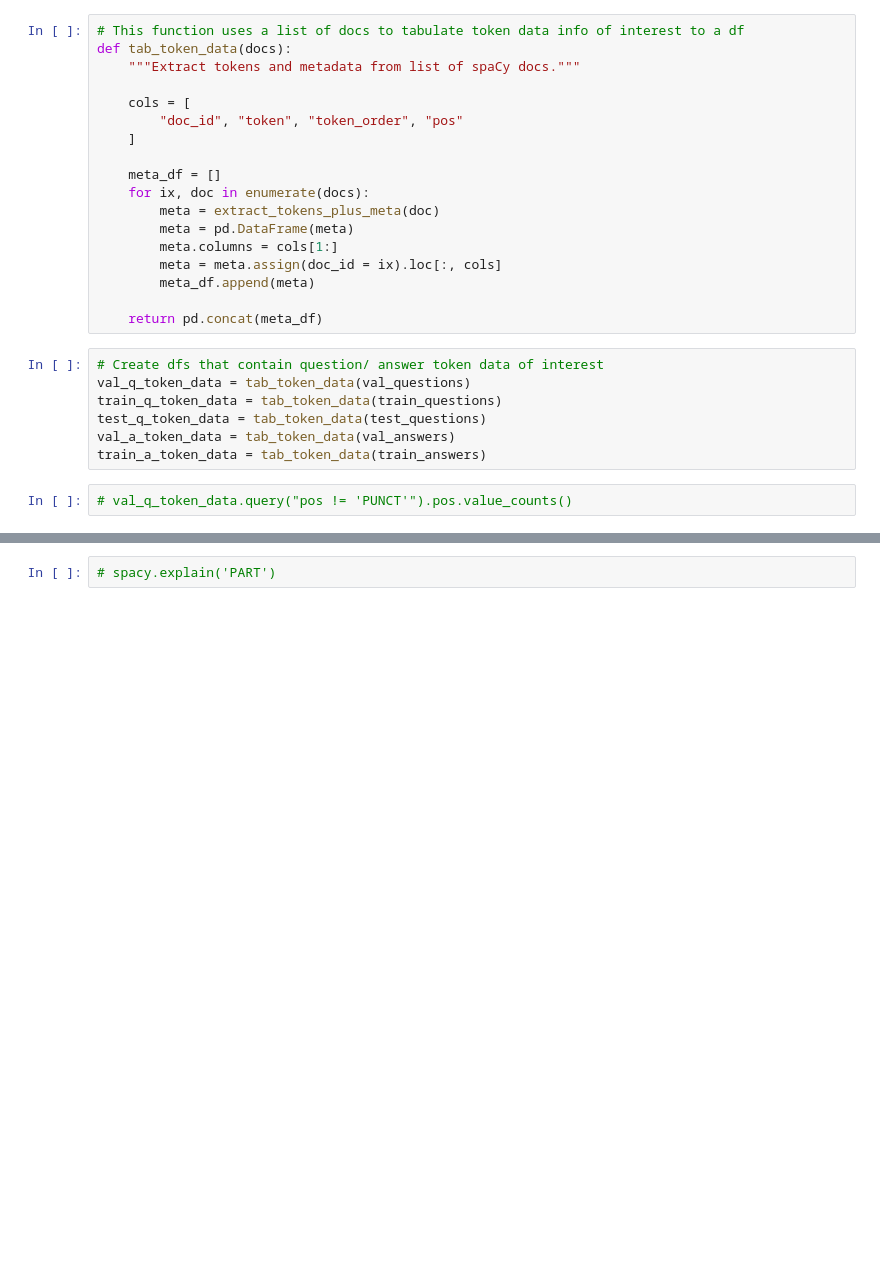
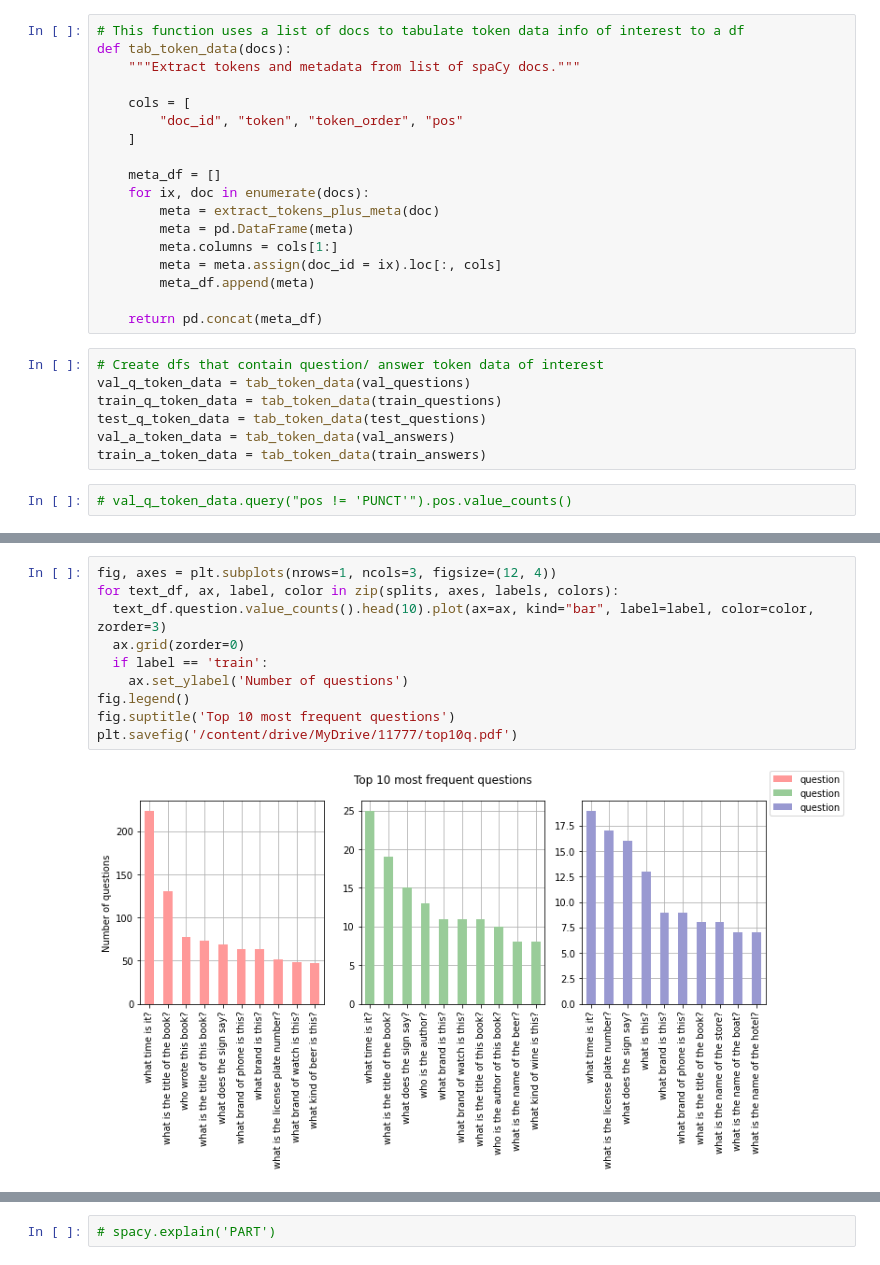
Before and after one commit to Willyoung2017/HotpotNet-for-TextVQA, a Jupyter notebook: Data-Analysis/TextVQA_TextAnalysis.ipynb, the cells around one changed output, grey strips where cells are left out. Saved outputs shown, nothing was run; the diff lists cells and outputs as text; blank space fills up the shorter version.

```diff
--- a/Data-Analysis/TextVQA_TextAnalysis.ipynb
+++ b/Data-Analysis/TextVQA_TextAnalysis.ipynb
@@ -156,0 +231,12 @@ analyze_questions(test_text, test_q_token_data, 'test_', path)
+# %%
+fig, axes = plt.subplots(nrows=1, ncols=3, figsize=(12, 4))
+for text_df, ax, label, color in zip(splits, axes, labels, colors):
+  text_df.question.value_counts().head(10).plot(ax=ax, kind="bar", label=label, color=color, zorder=3)
+  ax.grid(zorder=0)
+  if label == 'train':
+    ax.set_ylabel('Number of questions')
+fig.legend()
+fig.suptitle('Top 10 most frequent questions')
+plt.savefig('/content/drive/MyDrive/11777/top10q.pdf')
+# %% [output]
+[figure, added]
```
Also changed, not shown: parts of 14 cells of this notebook.
